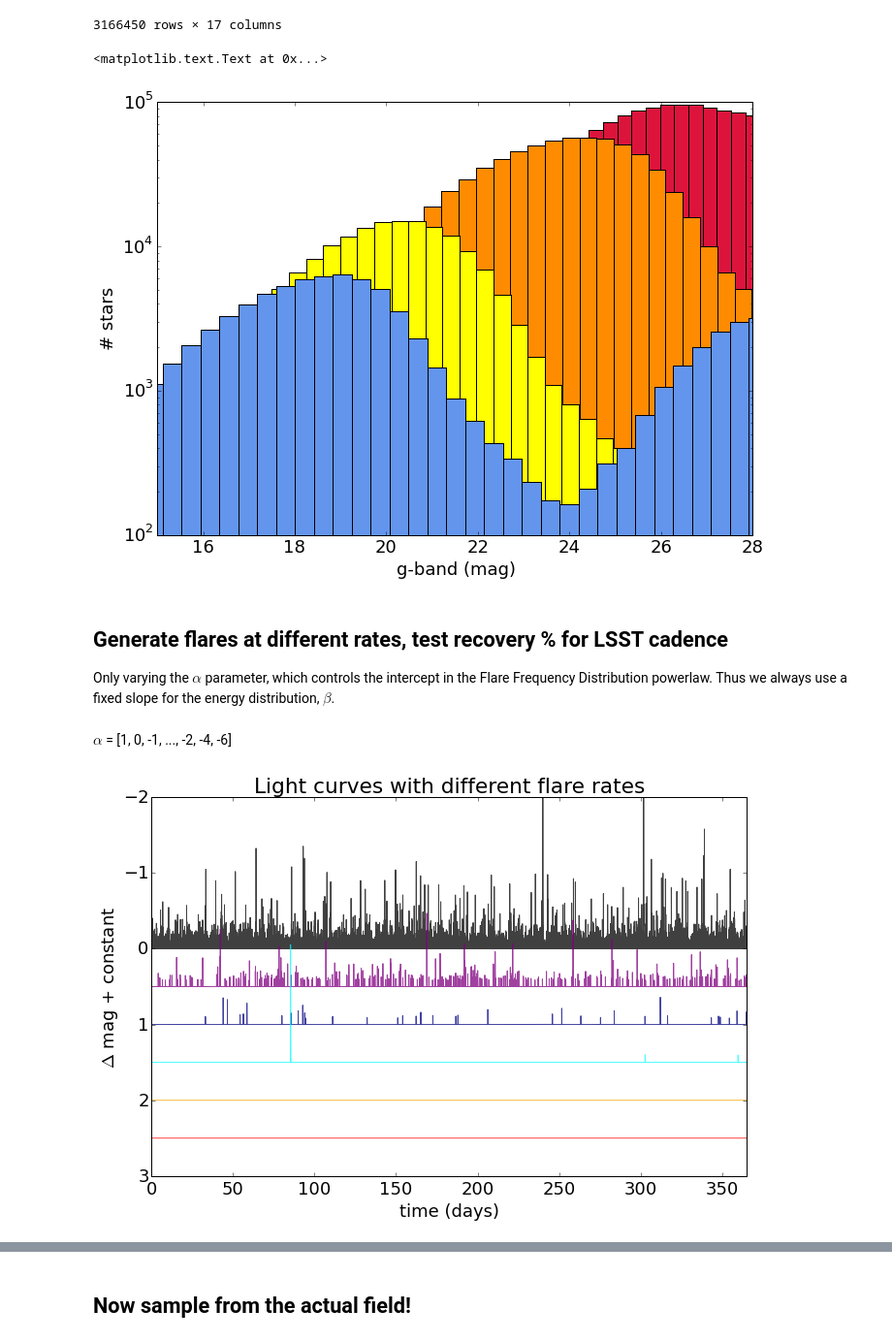
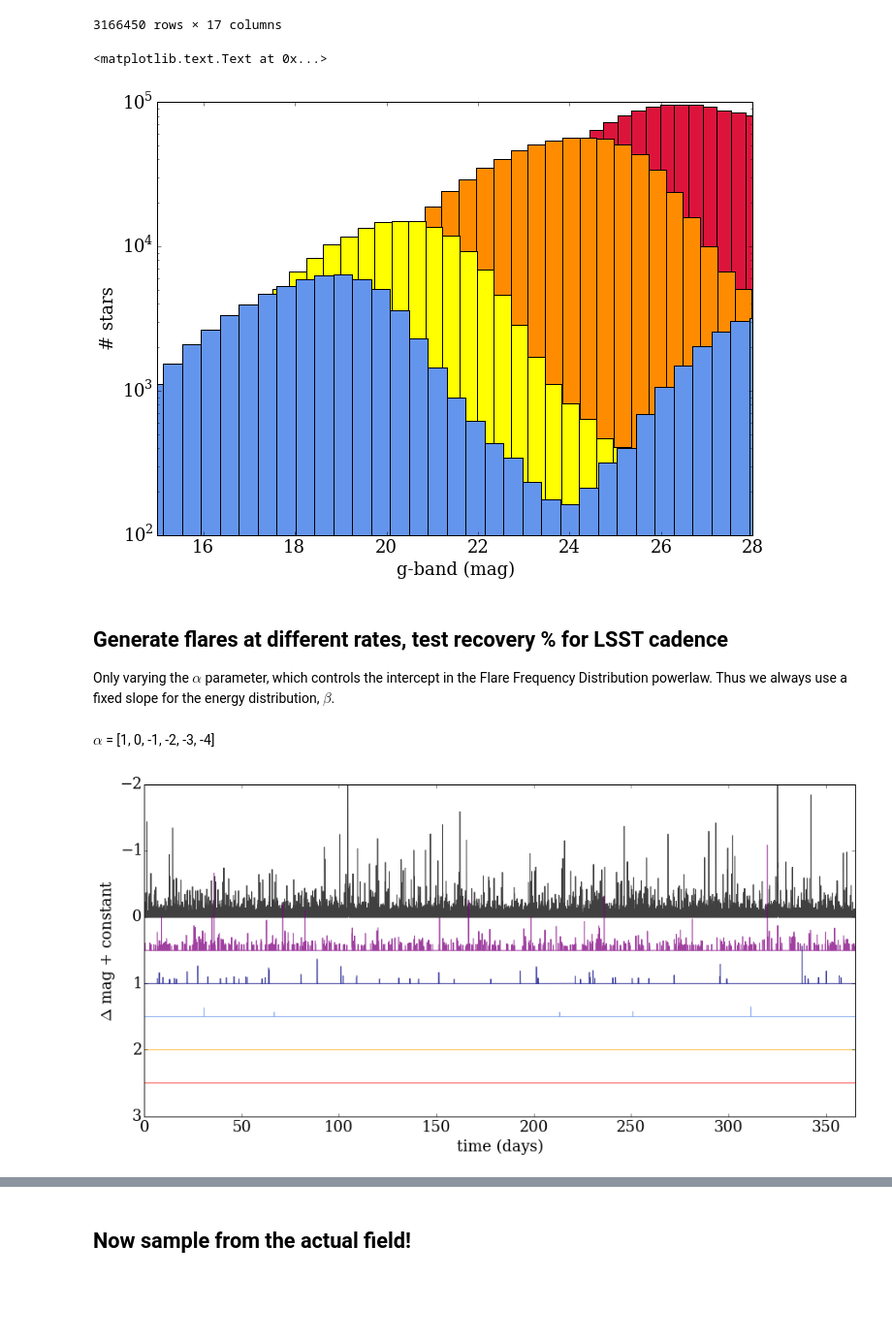
Before and after one commit to lsst-sims/MW-Flare, a Jupyter notebook: figures.ipynb, the cells around one changed output, grey strips where cells are left out. Shown at 97% size. Saved outputs shown, nothing was run; the diff lists cells and outputs as text; code cells hidden in the pictures; blank space fills up the shorter version.

Commit message:
final rate fig added

```diff
--- a/figures.ipynb
+++ b/figures.ipynb
@@ -13,6 +13,7 @@ import toymodel
 import LSSToy
 
 matplotlib.rcParams.update({'font.size':18})
+matplotlib.rcParams.update({'font.family':'serif'})
 # %%
 # let's read in the Trilegal field, and see the columns
 
@@ -47,6 +48,7 @@ df
 Teff_bins = np.log10(np.arange(3000,8000,1000))
 
 fov = 3.5 # sq deg (size of Trilegal field)
+LSSTfov = 9.6
 
 clrs = ['crimson','darkorange','yellow','cornflowerblue']
 
@@ -61,7 +63,7 @@ plt.xlabel('g-band (mag)')
 plt.ylabel('# stars')
 # %% [output]
 <matplotlib.text.Text at 0x...>
-[figure, old version]
+[figure, new version]
 # %% [markdown]
 ## Generate flares at different rates, test recovery % for LSST cadence
 
@@ -71,33 +73,33 @@ dur = 1.0 # duration to simulate (in years)
 ffd_beta = -2.0 # ffd slope
 dmag_limit = -0.1 # flare detection threshold
 
+ffd_min = -1
 
-s_time1, s_flux1 = flare_prob.SuperLC(dur=dur, repeat=10./dur, mag=True, ffd_alpha=1, ffd_beta=ffd_beta)
-s_time2, s_flux2 = flare_prob.SuperLC(dur=dur, repeat=10./dur, mag=True, ffd_alpha=0, ffd_beta=ffd_beta)
-s_time3, s_flux3 = flare_prob.SuperLC(dur=dur, repeat=10./dur, mag=True, ffd_alpha=-1, ffd_beta=ffd_beta)
+s_time1, s_flux1 = flare_prob.SuperLC(dur=dur, repeat=10./dur, mag=True, ffd_alpha=1, ffd_beta=ffd_beta, ffd_min=ffd_min)
+s_time2, s_flux2 = flare_prob.SuperLC(dur=dur, repeat=10./dur, mag=True, ffd_alpha=0, ffd_beta=ffd_beta, ffd_min=ffd_min)
+s_time3, s_flux3 = flare_prob.SuperLC(dur=dur, repeat=10./dur, mag=True, ffd_alpha=-1, ffd_beta=ffd_beta, ffd_min=ffd_min)
 # %%
-s_time4, s_flux4 = flare_prob.SuperLC(dur=dur, repeat=10./dur, mag=True, ffd_alpha=-2, ffd_beta=ffd_beta)
-s_time5, s_flux5 = flare_prob.SuperLC(dur=dur, repeat=10./dur, mag=True, ffd_alpha=-3, ffd_beta=ffd_beta)
-s_time6, s_flux6 = flare_prob.SuperLC(dur=dur, repeat=10./dur, mag=True, ffd_alpha=-4, ffd_beta=ffd_beta)
+s_time4, s_flux4 = flare_prob.SuperLC(dur=dur, repeat=10./dur, mag=True, ffd_alpha=-2, ffd_beta=ffd_beta, ffd_min=ffd_min)
+s_time5, s_flux5 = flare_prob.SuperLC(dur=dur, repeat=10./dur, mag=True, ffd_alpha=-3, ffd_beta=ffd_beta, ffd_min=ffd_min)
+s_time6, s_flux6 = flare_prob.SuperLC(dur=dur, repeat=10./dur, mag=True, ffd_alpha=-4, ffd_beta=ffd_beta, ffd_min=ffd_min)
 # %% [markdown]
-$\alpha$ = [1, 0, -1, ..., -2, -4, -6]
+$\alpha$ = [1, 0, -1, -2, -3, -4]
 # %%
-plt.figure(figsize=(11,7))
+plt.figure(figsize=(15,7))
 plt.plot(s_time1, s_flux1, alpha=0.75, c='black')
 plt.plot(s_time2, s_flux2+0.5, alpha=0.75, c='purple')
 plt.plot(s_time3, s_flux3+1, alpha=0.75, c='navy')
-plt.plot(s_time4, s_flux4+1.5, alpha=0.75, c='cyan')
+plt.plot(s_time4, s_flux4+1.5, alpha=0.75, c='cornflowerblue')
 plt.plot(s_time5, s_flux5+2, alpha=0.75, c='orange')
 plt.plot(s_time6, s_flux6+2.5, alpha=0.75, c='red')
 plt.xlim(0, dur*365.)
-# plt.xlim(0,10)
 plt.ylim((3,-2))
 plt.xlabel('time (days)')
 plt.ylabel('$\Delta$ mag + constant')
-plt.title('Light curves with different flare rates')
-plt.savefig('lightcurves.png', dpi=300)
+# plt.title('1-minute cadence light curves')
+plt.savefig('lightcurves.pdf', dpi=300, rasterized=True, bbox_inches='tight', pad_inches=0.5)
 # %% [output]
-[figure, old version]
+[figure, new version]
 # %%
 # ntrials = 1000
 
```
Also changed, not shown: parts of 12 cells of this notebook.
